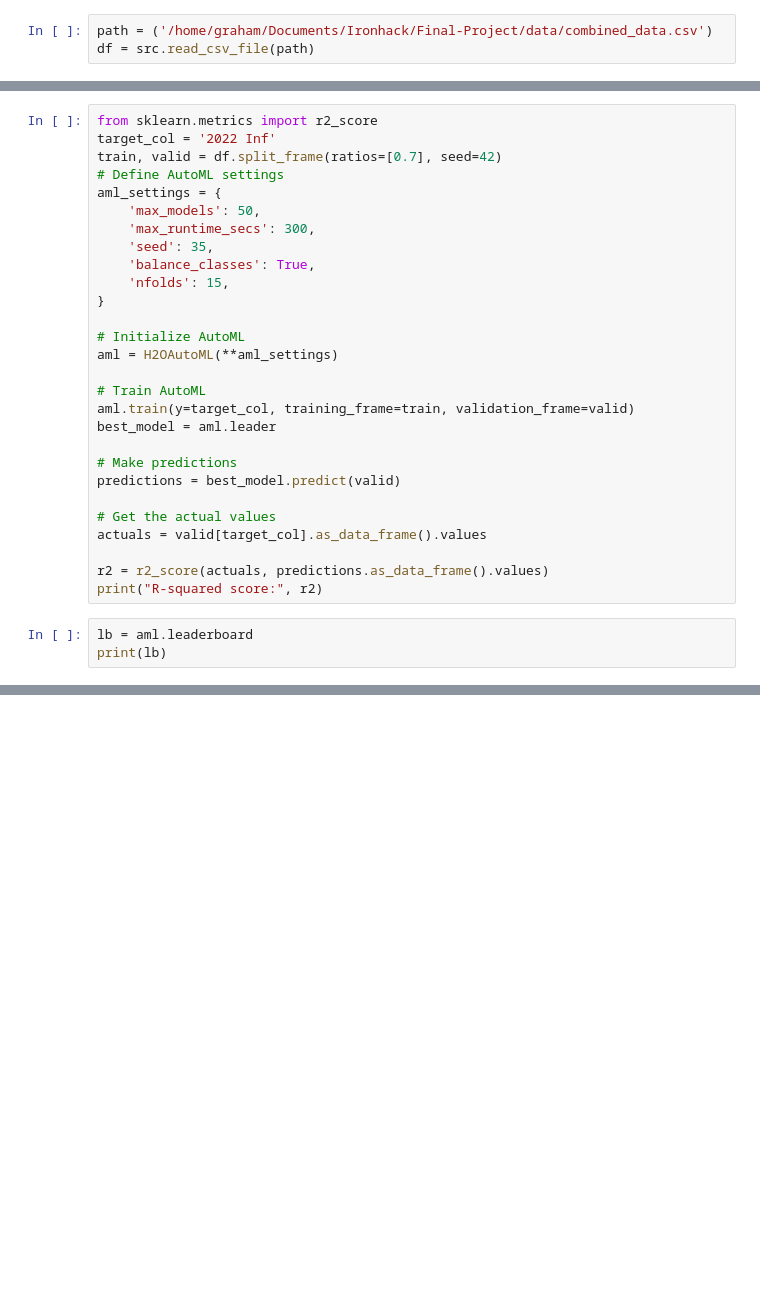
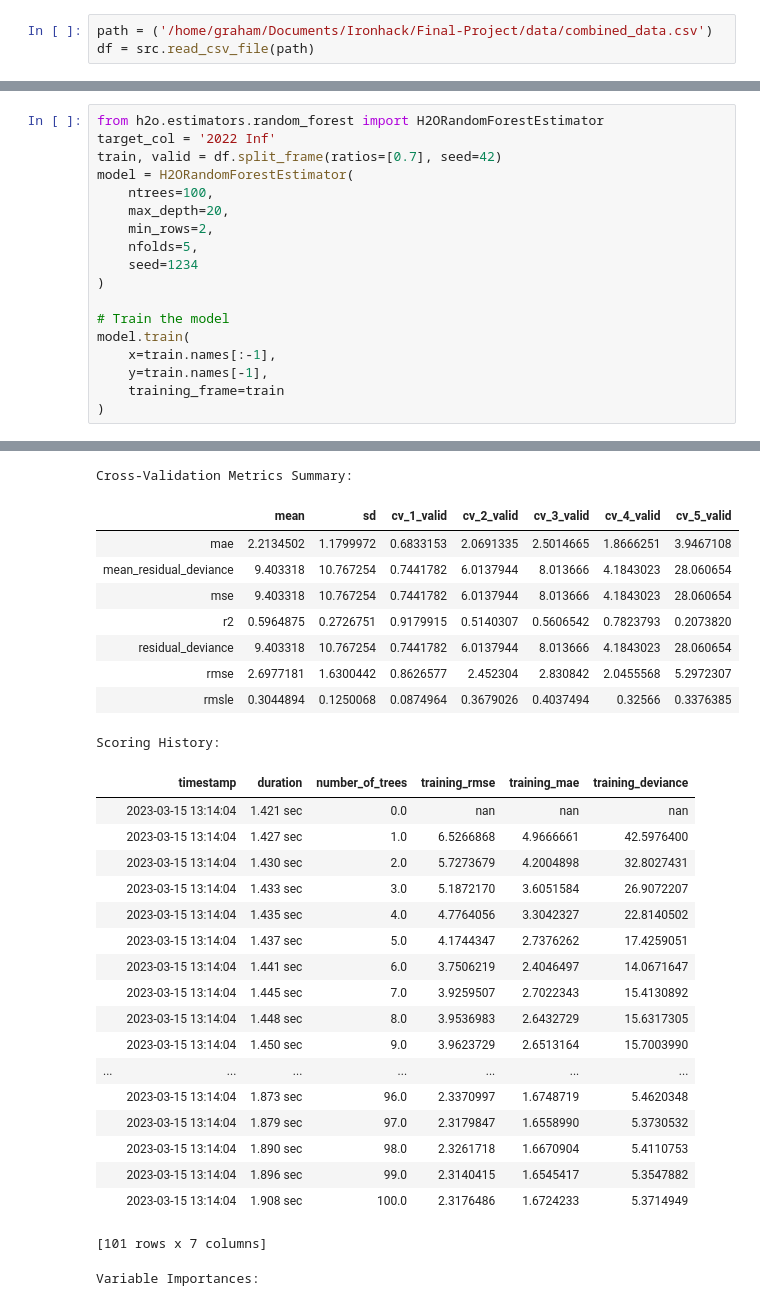
Before and after one commit to Detest9067/Inflation-Modelling-and-Prediction, a Jupyter notebook: notebooks/machinelearning.ipynb, the cells around one changed output, grey strips where cells are left out. Cells and saved outputs as stored; diff of their text form; blank space fills up the shorter version.

Commit message:
image uploads, updates to machine learning models

```diff
--- a/notebooks/machinelearning.ipynb
+++ b/notebooks/machinelearning.ipynb
@@ -17,31 +37,19 @@ df = h2o.import_file(path)
-# %%
-from sklearn.metrics import r2_score
-target_col = '2022 Inf'
-train, valid = df.split_frame(ratios=[0.7], seed=42)
-# Define AutoML settings
-aml_settings = {
-    'max_models': 50,
-    'max_runtime_secs': 300,
-    'seed': 35,
-    'balance_classes': True,
-    'nfolds': 15,
-}
-
-# Initialize AutoML
-aml = H2OAutoML(**aml_settings)
-
-# Train AutoML
-aml.train(y=target_col, training_frame=train, validation_frame=valid)
-best_model = aml.leader
-
-# Make predictions
-predictions = best_model.predict(valid)
-
-# Get the actual values
-actuals = valid[target_col].as_data_frame().values
-
-r2 = r2_score(actuals, predictions.as_data_frame().values)
-print("R-squared score:", r2)
-# %%
-lb = aml.leaderboard
-print(lb)
+# %%
+from h2o.estimators.random_forest import H2ORandomForestEstimator
+target_col = '2022 Inf'
+train, valid = df.split_frame(ratios=[0.7], seed=42)
+model = H2ORandomForestEstimator(
+    ntrees=100,
+    max_depth=20,
+    min_rows=2,
+    nfolds=5,
+    seed=1234
+)
+
+# Train the model
+model.train(
+    x=train.names[:-1],
+    y=train.names[-1],
+    training_frame=train
+)
+# %% [output]
@@ -47,0 +64,29 @@ print(lb)
+Cross-Validation Metrics Summary:
+|  | mean | sd | cv_1_valid | cv_2_valid | cv_3_valid | cv_4_valid | cv_5_valid |
+| mae | 2.2134502 | 1.1799972 | 0.6833153 | 2.0691335 | 2.5014665 | 1.8666251 | 3.9467108 |
+| mean_residual_deviance | 9.403318 | 10.767254 | 0.7441782 | 6.0137944 | 8.013666 | 4.1843023 | 28.060654 |
+| mse | 9.403318 | 10.767254 | 0.7441782 | 6.0137944 | 8.013666 | 4.1843023 | 28.060654 |
+| r2 | 0.5964875 | 0.2726751 | 0.9179915 | 0.5140307 | 0.5606542 | 0.7823793 | 0.2073820 |
+| residual_deviance | 9.403318 | 10.767254 | 0.7441782 | 6.0137944 | 8.013666 | 4.1843023 | 28.060654 |
+| rmse | 2.6977181 | 1.6300442 | 0.8626577 | 2.452304 | 2.830842 | 2.0455568 | 5.2972307 |
+| rmsle | 0.3044894 | 0.1250068 | 0.0874964 | 0.3679026 | 0.4037494 | 0.32566 | 0.3376385 |
+Scoring History:
+|  | timestamp | duration | number_of_trees | training_rmse | training_mae | training_deviance |
+|  | 2023-03-15 13:14:04 | 1.421 sec | 0.0 | nan | nan | nan |
+|  | 2023-03-15 13:14:04 | 1.427 sec | 1.0 | 6.5266868 | 4.9666661 | 42.5976400 |
+|  | 2023-03-15 13:14:04 | 1.430 sec | 2.0 | 5.7273679 | 4.2004898 | 32.8027431 |
+|  | 2023-03-15 13:14:04 | 1.433 sec | 3.0 | 5.1872170 | 3.6051584 | 26.9072207 |
+|  | 2023-03-15 13:14:04 | 1.435 sec | 4.0 | 4.7764056 | 3.3042327 | 22.8140502 |
+|  | 2023-03-15 13:14:04 | 1.437 sec | 5.0 | 4.1744347 | 2.7376262 | 17.4259051 |
+|  | 2023-03-15 13:14:04 | 1.441 sec | 6.0 | 3.7506219 | 2.4046497 | 14.0671647 |
+|  | 2023-03-15 13:14:04 | 1.445 sec | 7.0 | 3.9259507 | 2.7022343 | 15.4130892 |
+|  | 2023-03-15 13:14:04 | 1.448 sec | 8.0 | 3.9536983 | 2.6432729 | 15.6317305 |
+|  | 2023-03-15 13:14:04 | 1.450 sec | 9.0 | 3.9623729 | 2.6513164 | 15.7003990 |
+| ... | ... | ... | ... | ... | ... | ... |
+|  | 2023-03-15 13:14:04 | 1.873 sec | 96.0 | 2.3370997 | 1.6748719 | 5.4620348 |
+|  | 2023-03-15 13:14:04 | 1.879 sec | 97.0 | 2.3179847 | 1.6558990 | 5.3730532 |
+|  | 2023-03-15 13:14:04 | 1.890 sec | 98.0 | 2.3261718 | 1.6670904 | 5.4110753 |
+|  | 2023-03-15 13:14:04 | 1.896 sec | 99.0 | 2.3140415 | 1.6545417 | 5.3547882 |
+|  | 2023-03-15 13:14:04 | 1.908 sec | 100.0 | 2.3176486 | 1.6724233 | 5.3714949 |
+[101 rows x 7 columns]
+Variable Importances:
```
Also changed, not shown: parts of 10 cells of this notebook, 34 other files.
